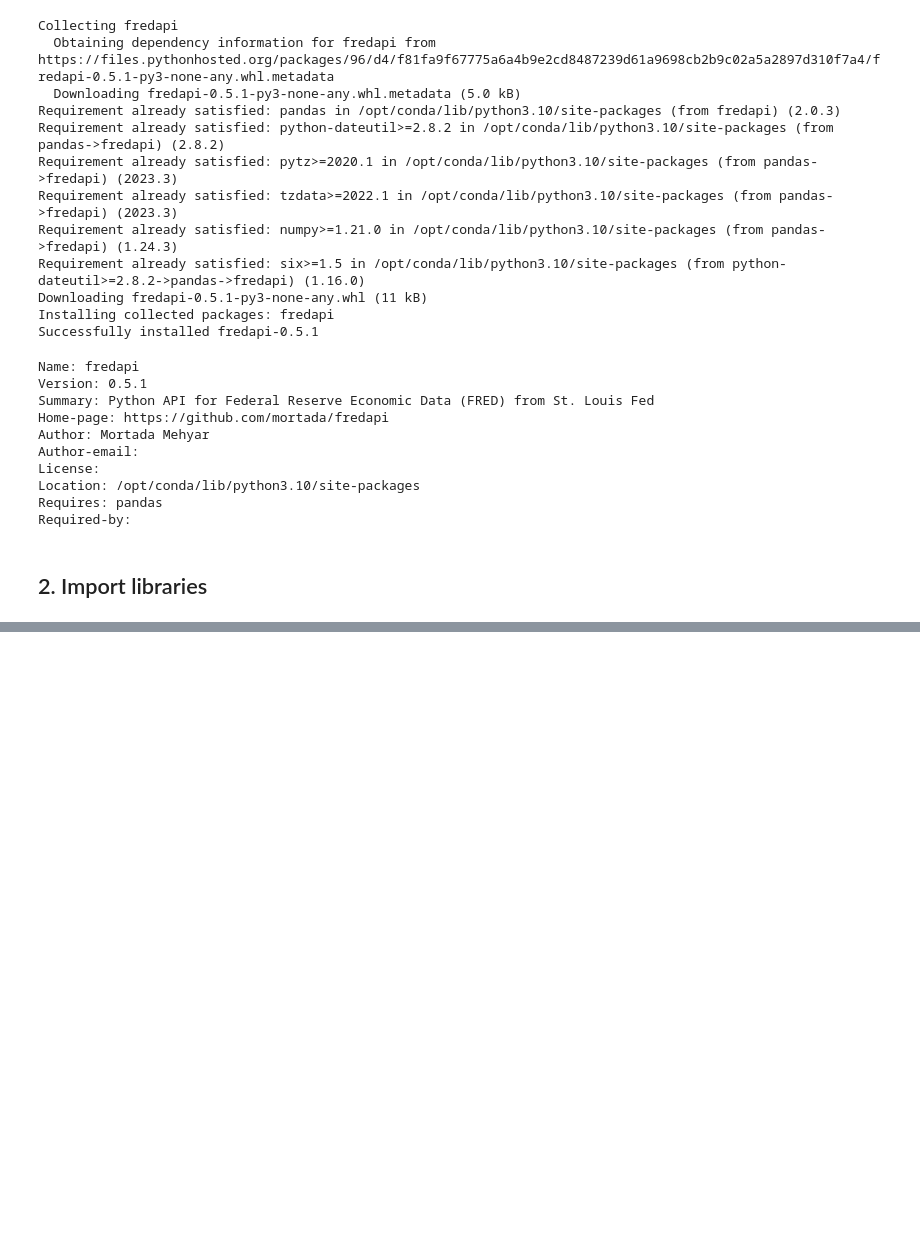
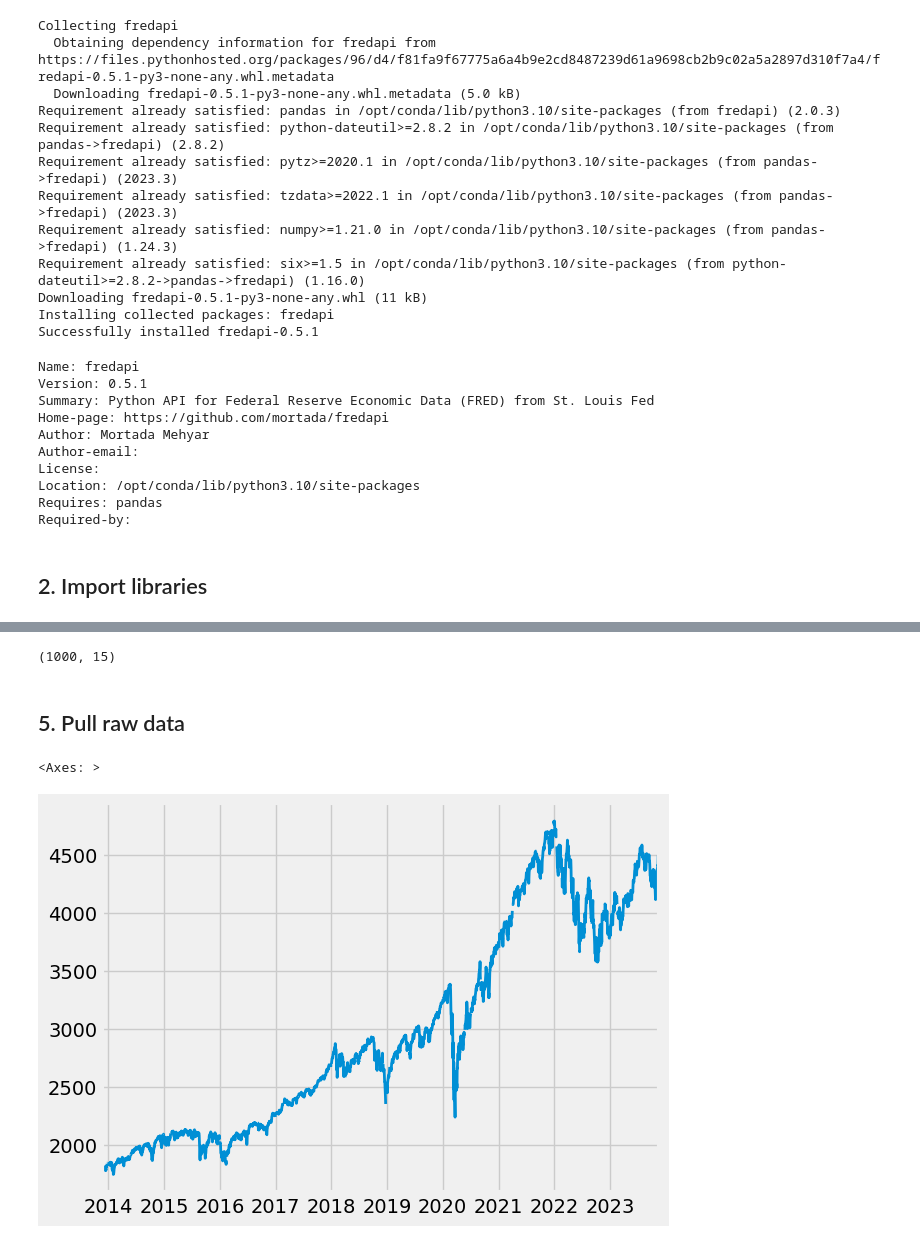
Before and after one commit to jpsam07/economic-data-analysis-with-fredapi, a Jupyter notebook: economic-data-analysis-with-fredapi.ipynb, the cells around one changed output, grey strips where cells are left out. Saved outputs shown, nothing was run; the diff lists cells and outputs as text; code cells hidden in the pictures; blank space fills up the shorter version.

Commit message:
Kaggle Notebook | economic_data_analysis_with_fredapi v1.2

```diff
--- a/economic-data-analysis-with-fredapi.ipynb
+++ b/economic-data-analysis-with-fredapi.ipynb
@@ -59,0 +58,2 @@ fred = Fred(api_key=fred_key)
+# %%
+fred = Fred(api_key=fred_key)
@@ -59,0 +73,11 @@ fred = Fred(api_key=fred_key)
+# %%
+sp_search.shape
+# %% [output]
+(1000, 15)
+# %% [markdown]
+## 5. Pull raw data
+# %%
+fred.get_series(series_id='SP500').plot(lw=2)
+# %% [output]
+<Axes: >
+[figure, added]
```
Also changed, not shown: parts of 12 cells of this notebook.
